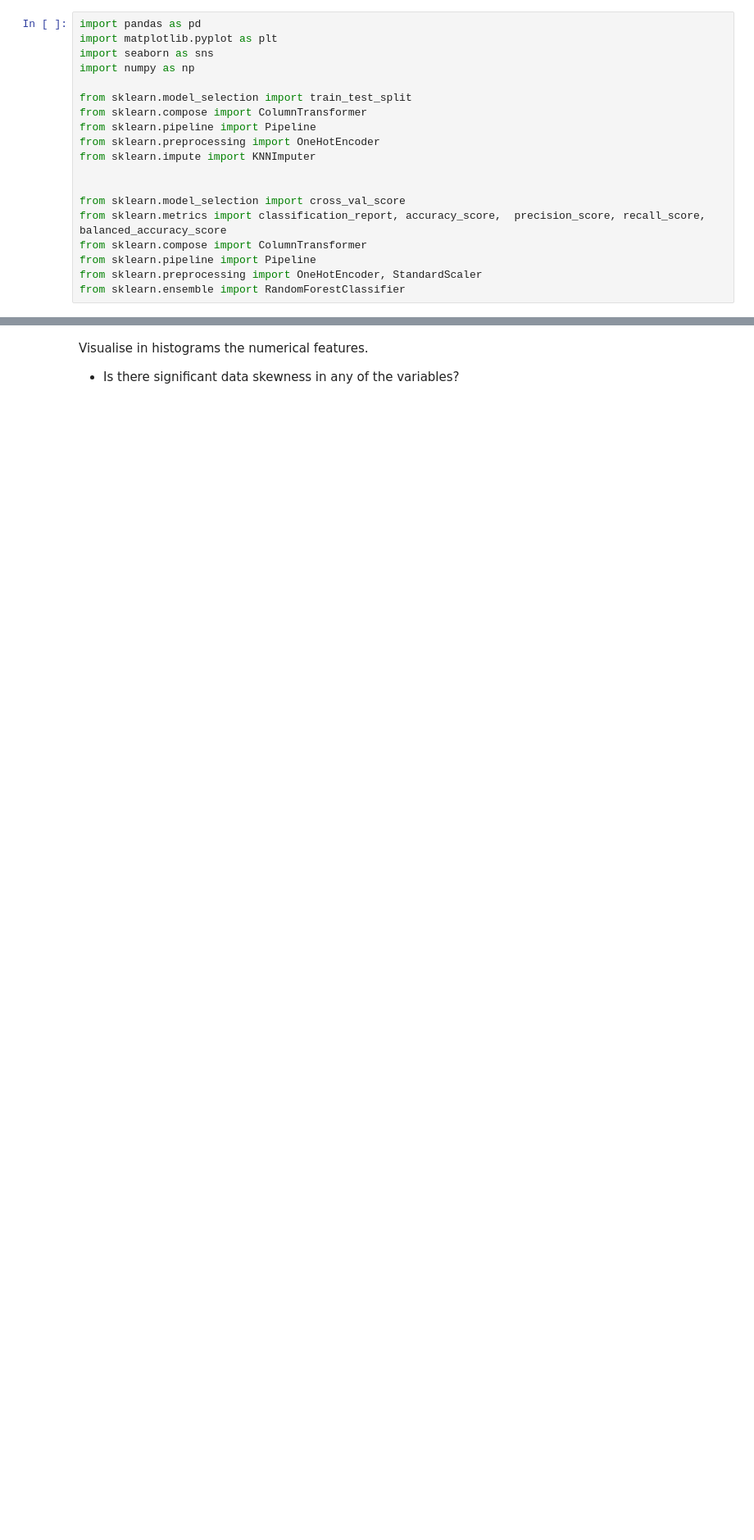
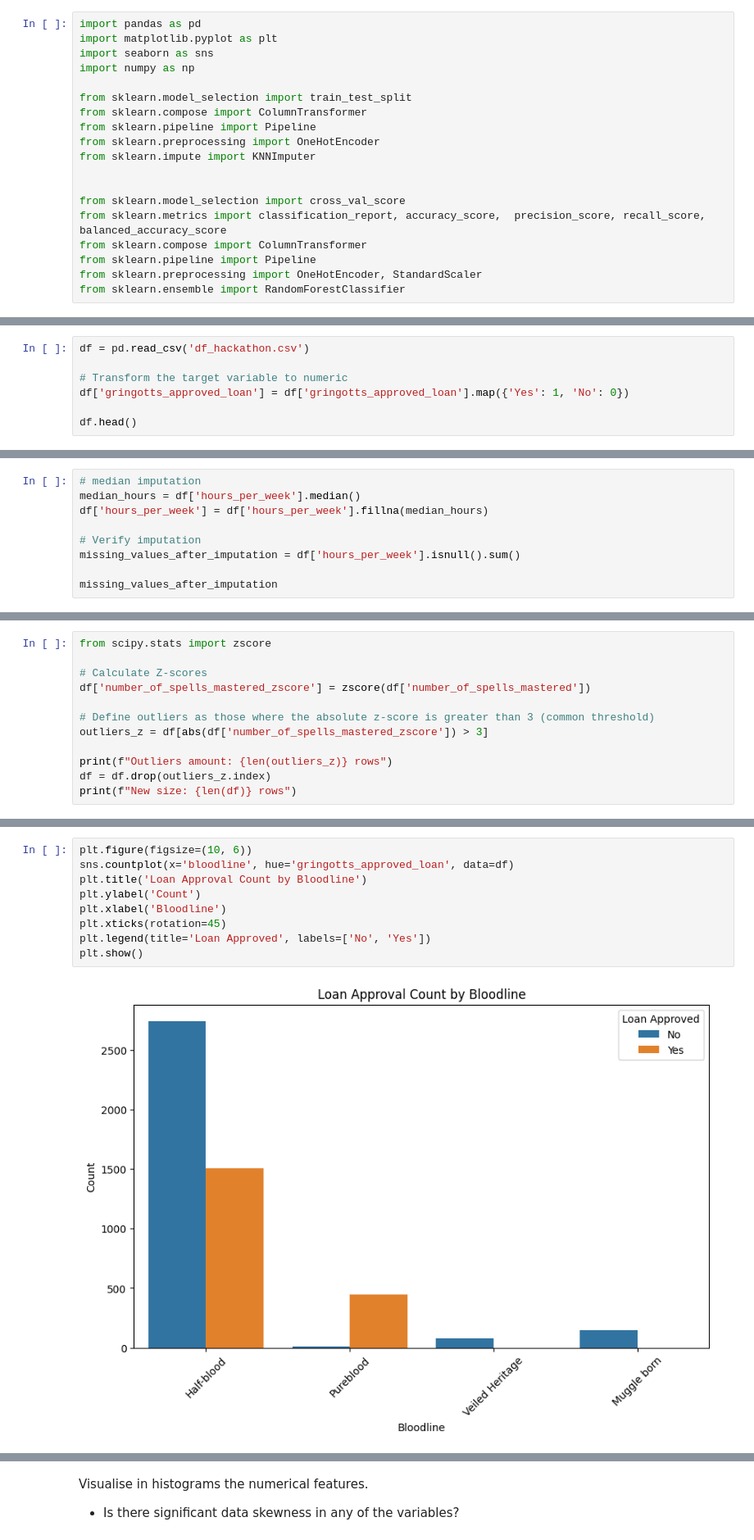
Before and after one commit to Serjobas/ai-ethichs-hackathon, a Jupyter notebook: AI_Ethics_Hackathon_Skeleton.ipynb, the cells around one changed output, grey strips where cells are left out. Shown at 82% size. Drawn from its saved outputs; the diff is of its cells as text; blank space fills up the shorter version.

```diff
--- a/AI_Ethics_Hackathon_Skeleton.ipynb
+++ b/AI_Ethics_Hackathon_Skeleton.ipynb
@@ -30,0 +24,7 @@ Examine the 7+1 figure summary (count, mean, std, min, 1Q, median, 3Q, max)
+# %%
+df = pd.read_csv('df_hackathon.csv')
+
+# Transform the target variable to numeric
+df['gringotts_approved_loan'] = df['gringotts_approved_loan'].map({'Yes': 1, 'No': 0})
+
+df.head()
@@ -30,0 +77,9 @@ Examine the 7+1 figure summary (count, mean, std, min, 1Q, median, 3Q, max)
+# %%
+# median imputation
+median_hours = df['hours_per_week'].median()
+df['hours_per_week'] = df['hours_per_week'].fillna(median_hours)
+
+# Verify imputation
+missing_values_after_imputation = df['hours_per_week'].isnull().sum()
+
+missing_values_after_imputation
@@ -30,0 +95,12 @@ Examine the 7+1 figure summary (count, mean, std, min, 1Q, median, 3Q, max)
+# %%
+from scipy.stats import zscore
+
+# Calculate Z-scores
+df['number_of_spells_mastered_zscore'] = zscore(df['number_of_spells_mastered'])
+
+# Define outliers as those where the absolute z-score is greater than 3 (common threshold)
+outliers_z = df[abs(df['number_of_spells_mastered_zscore']) > 3]
+
+print(f"Outliers amount: {len(outliers_z)} rows")
+df = df.drop(outliers_z.index)
+print(f"New size: {len(df)} rows")
@@ -30,0 +208,11 @@ Examine the 7+1 figure summary (count, mean, std, min, 1Q, median, 3Q, max)
+# %%
+plt.figure(figsize=(10, 6))
+sns.countplot(x='bloodline', hue='gringotts_approved_loan', data=df)
+plt.title('Loan Approval Count by Bloodline')
+plt.ylabel('Count')
+plt.xlabel('Bloodline')
+plt.xticks(rotation=45)
+plt.legend(title='Loan Approved', labels=['No', 'Yes'])
+plt.show()
+# %% [output]
+[figure, added]
```
Also changed, not shown: parts of 23 cells of this notebook, 2 other files.
